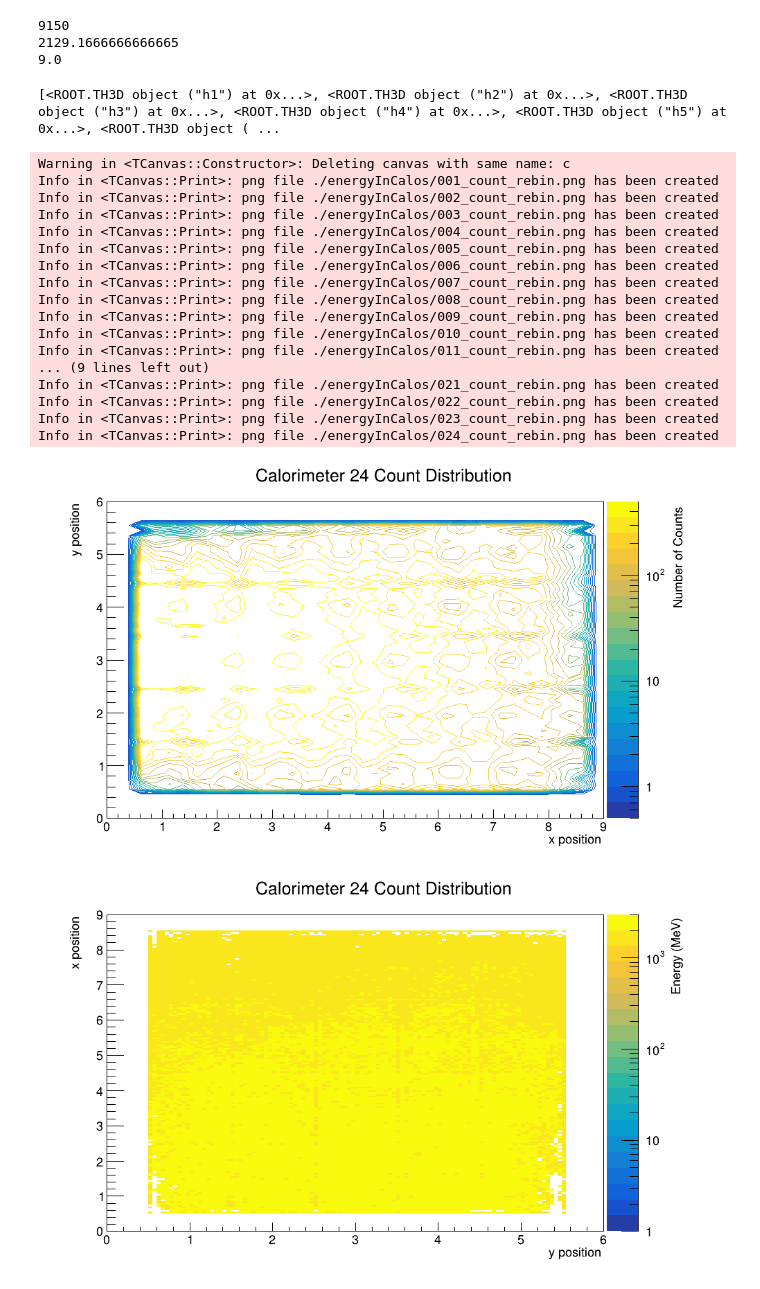
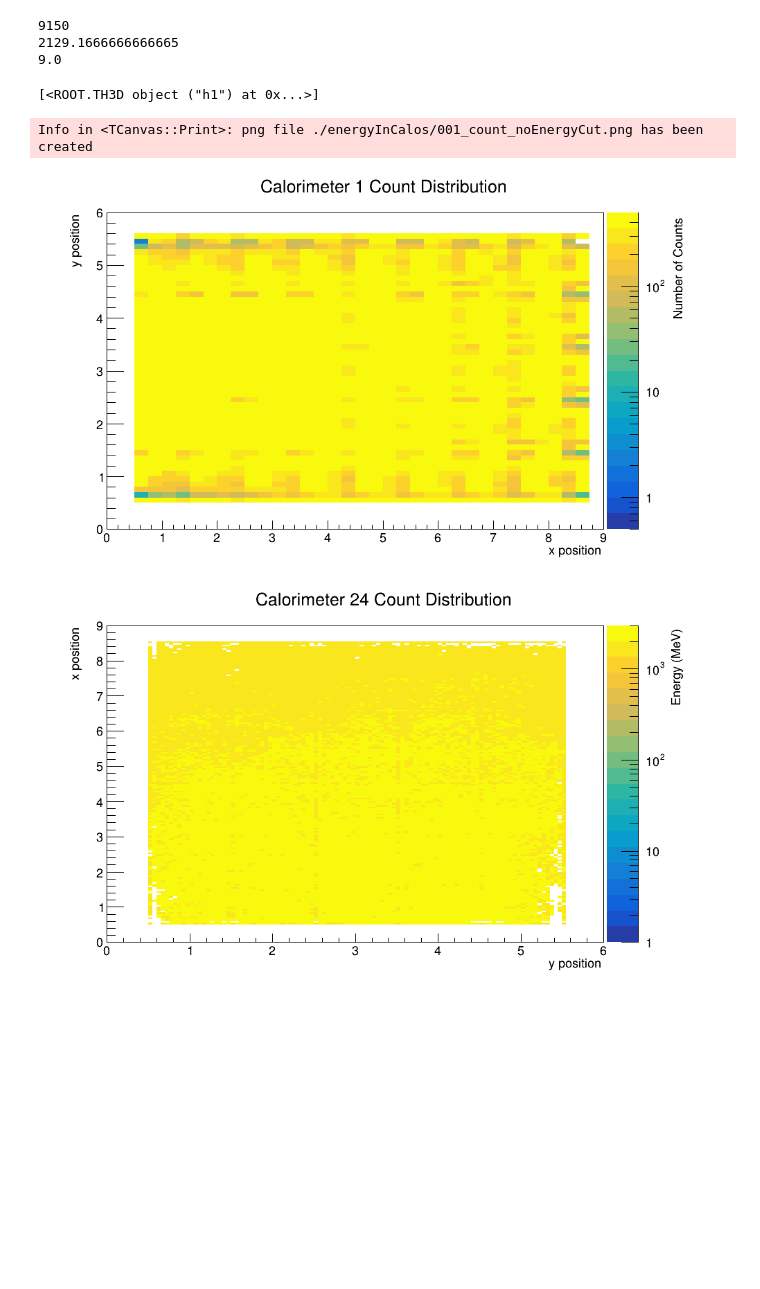
Before and after one commit to jlabounty/g-2, a Jupyter notebook: calorimeter/Calo2CompareEnergyDistributions.ipynb, the cells around one changed output. Cells and saved outputs as stored; diff of their text form; code cells hidden in the pictures; blank space fills up the shorter version.

```diff
--- a/calorimeter/Calo2CompareEnergyDistributions.ipynb
+++ b/calorimeter/Calo2CompareEnergyDistributions.ipynb
@@ -107,6 +107,8 @@ for i in range(24):
     projectionVec.append(hi.Clone(calostring))
     print(i)
 print(projectionVec)
+# %%
+c = r.TCanvas()
 # %%
 projectionVec = []
 
@@ -115,7 +117,7 @@ for i in range(24):
     calostring = "h"+str(i+1)
 
     hi = r.TH3D("hi","hi",4340,1660,6000,120,0,6,180,0,9)
-    t.Draw("x:y:energy>>hi", "energy>1660 && energy<6000 && time*1.25 > 30000 && time*1.25 < 650000 && caloNum=="+str(i+1), "goff")
+    t.Draw("x:y:energy>>hi", "time*1.25 > 30000 && time*1.25 < 650000 && caloNum=="+str(i+1), "goff")
 #    t.Draw("x:y:energy>>hi", "energy>2000 && energy<6000 && time*1.25 > 30000 && time*1.25 < 650000 && caloNum=="+str(i+1), "goff")
     hi = r.gDirectory.Get("hi")
     hi.SetTitle(calostring)
@@ -182,5 +152,5 @@ for i in range(len(projectionVec)):
     c.SetRightMargin(0.18)
     ding.Draw("COLZ")
     c.Draw()
-#    c.Print("./energyInCalos/"+str(int(i+1)).zfill(3)+"_count.png" )
+    c.Print("./energyInCalos/"+str(int(i+1)).zfill(3)+"_count_noEnergyCut.png" )
     meanVecX.append((i+1,ding.GetMean(), ding.GetRMS()))
@@ -311,44 +278,28 @@ print(ding.GetBinEntries(9150))
 # %%
 print(projectionVec)
 meanVecXCount = []
 c = r.TCanvas("c","c",1000,600)
 
 for i in range(len(projectionVec)):
 #    ding = projectionVec[i].Project3DProfile("yz")
     ding = projectionVec[i].Project3D("yz")
     ding.Rebin2D(5)
     ding.GetZaxis().SetRangeUser(0,500)
     ding.SetTitle("Calorimeter "+str(i+1)+" Count Distribution")
     ding.GetXaxis().SetTitle("x position")
     ding.GetYaxis().SetTitle("y position")
     ding.GetZaxis().SetTitle("Number of Counts")
     ding.GetZaxis().SetNdivisions(555)
     c.SetLogz()
     c.SetRightMargin(0.18)
-    ding.Draw("CONT1 Z")
+    ding.Draw("COLZ")
     c.Draw()
-    c.Print("./energyInCalos/"+str(int(i+1)).zfill(3)+"_count_rebin.png" )
+    c.Print("./energyInCalos/"+str(int(i+1)).zfill(3)+"_count_noEnergyCut.png" )
     meanVecXCount.append((i+1,ding.GetMean(), ding.GetRMS()))
 # %% [output]
-[<ROOT.TH3D object ("h1") at 0x...>, <ROOT.TH3D object ("h2") at 0x...>, <ROOT.TH3D object ("h3") at 0x...>, <ROOT.TH3D object ("h4") at 0x...>, <ROOT.TH3D object ("h5") at 0x...>, <ROOT.TH3D object ( ...
+[<ROOT.TH3D object ("h1") at 0x...>]
-Warning in <TCanvas::Constructor>: Deleting canvas with same name: c
-Info in <TCanvas::Print>: png file ./energyInCalos/001_count_rebin.png has been created
-Info in <TCanvas::Print>: png file ./energyInCalos/002_count_rebin.png has been created
-Info in <TCanvas::Print>: png file ./energyInCalos/003_count_rebin.png has been created
-Info in <TCanvas::Print>: png file ./energyInCalos/004_count_rebin.png has been created
-Info in <TCanvas::Print>: png file ./energyInCalos/005_count_rebin.png has been created
-Info in <TCanvas::Print>: png file ./energyInCalos/006_count_rebin.png has been created
-Info in <TCanvas::Print>: png file ./energyInCalos/007_count_rebin.png has been created
-Info in <TCanvas::Print>: png file ./energyInCalos/008_count_rebin.png has been created
-Info in <TCanvas::Print>: png file ./energyInCalos/009_count_rebin.png has been created
-Info in <TCanvas::Print>: png file ./energyInCalos/010_count_rebin.png has been created
-Info in <TCanvas::Print>: png file ./energyInCalos/011_count_rebin.png has been created
-... (9 lines left out)
-Info in <TCanvas::Print>: png file ./energyInCalos/021_count_rebin.png has been created
-Info in <TCanvas::Print>: png file ./energyInCalos/022_count_rebin.png has been created
-Info in <TCanvas::Print>: png file ./energyInCalos/023_count_rebin.png has been created
-Info in <TCanvas::Print>: png file ./energyInCalos/024_count_rebin.png has been created
+Info in <TCanvas::Print>: png file ./energyInCalos/001_count_noEnergyCut.png has been created
-[figure, old version]
+[figure, new version]
 # %%
 meanVecYCount = []
 
```
Also changed, not shown: parts of 3 cells of this notebook, 2 other files.
